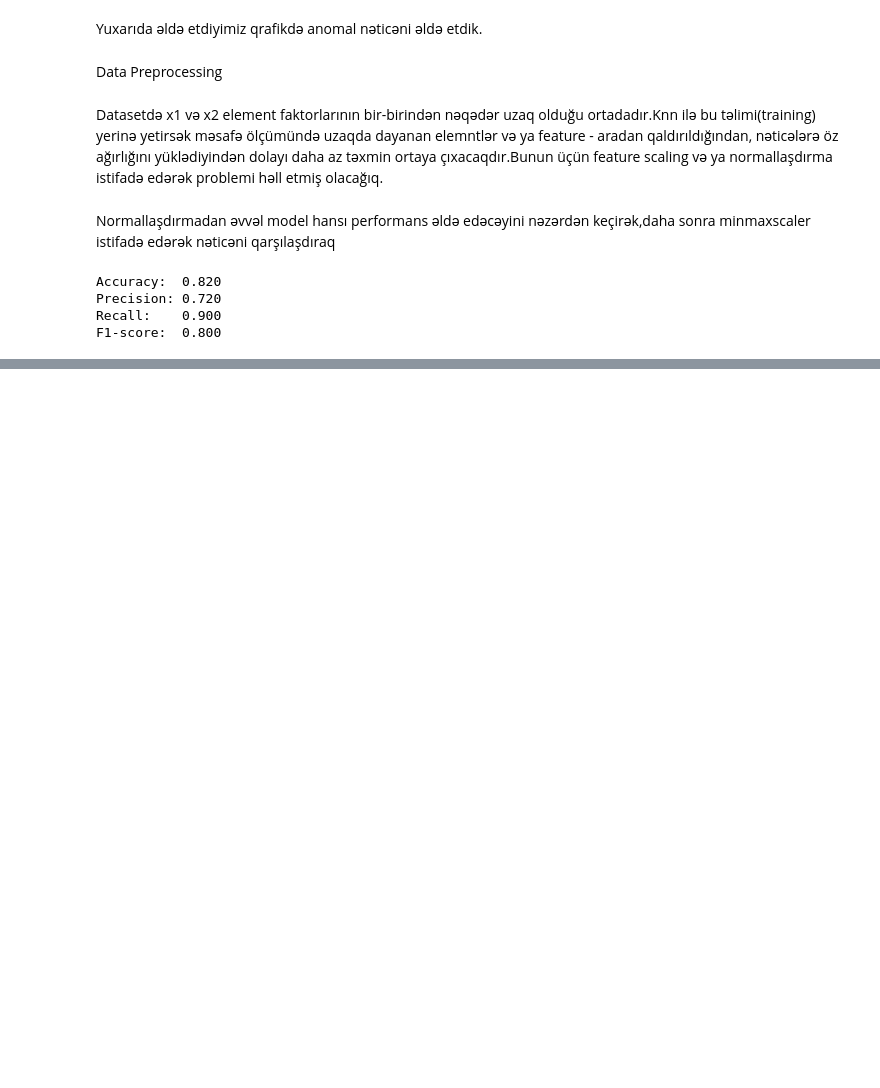
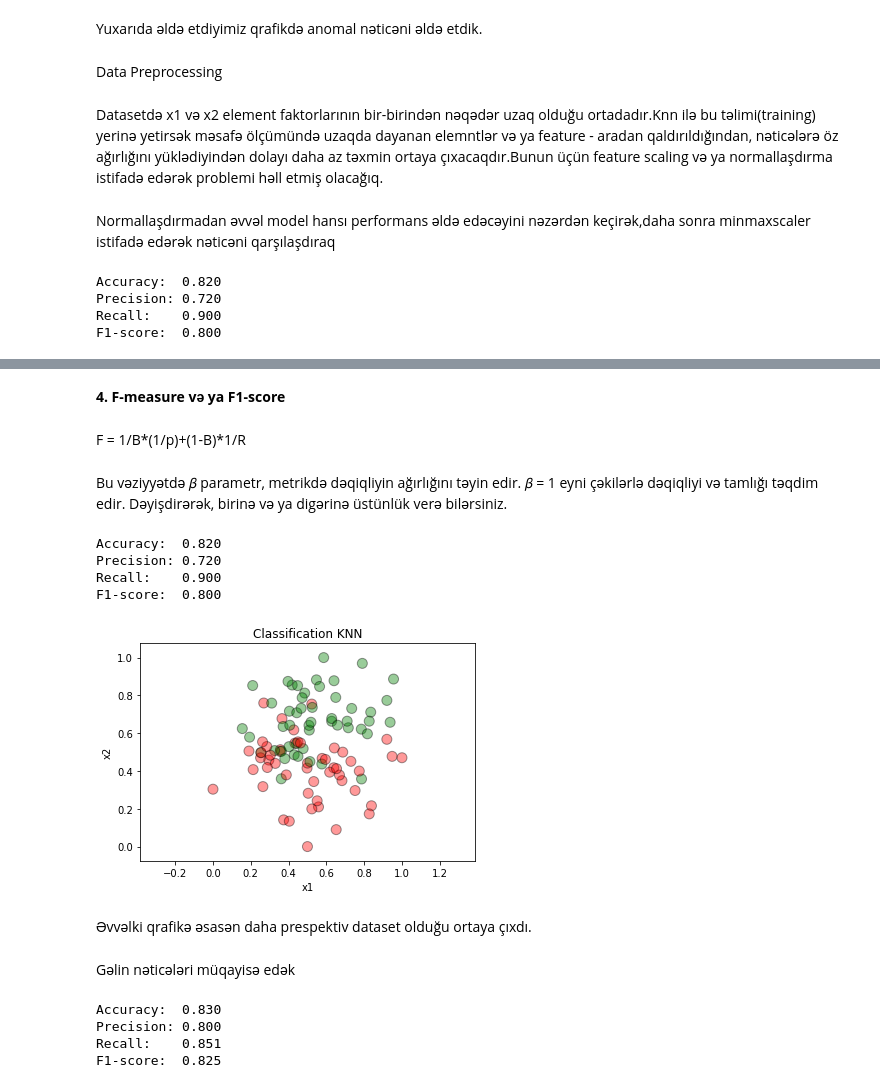
Before and after one commit to RashadGarayev/MachineLearningAZ, a Jupyter notebook: MachineLearningAz/Algorithm.ipynb, the cells around one changed output, grey strips where cells are left out. Drawn from its saved outputs; the diff is of its cells as text; code cells hidden in the pictures; blank space fills up the shorter version.

```diff
--- a/MachineLearningAz/Algorithm.ipynb
+++ b/MachineLearningAz/Algorithm.ipynb
@@ -381,0 +419,37 @@ F1-score:  0.800
+# %% [markdown]
+<strong>4. F-measure və ya F1-score </strong>
+# %% [markdown]
+F = 1/B*(1/p)+(1-B)*1/R
+# %% [markdown]
+Bu vəziyyətdə 𝛽 parametr, metrikdə dəqiqliyin ağırlığını təyin edir. 𝛽 = 1 eyni çəkilərlə dəqiqliyi və tamlığı təqdim edir. Dəyişdirərək, birinə və ya digərinə üstünlük verə bilərsiniz.
+# %%
+knn = KNeighborsClassifier(n_neighbors=10)
+knn.fit(X, y)
+y_pred = knn.predict(X)
+Result(y_pred, y)
+# %% [output]
+Accuracy:  0.820
+Precision: 0.720
+Recall:    0.900
+F1-score:  0.800
+# %%
+from sklearn.preprocessing import MinMaxScaler
+XScaled = MinMaxScaler().fit_transform(X)
+# %%
+PlotPScaled(XScaled,y)
+# %% [output]
+[figure, added]
+# %% [markdown]
+Əvvəlki qrafikə əsasən daha prespektiv dataset olduğu ortaya çıxdı.
+# %% [markdown]
+Gəlin nəticələri müqayisə edək
+# %%
+knn = KNeighborsClassifier(n_neighbors=10)
+knn.fit(XScaled, y)
+y_pred = knn.predict(XScaled)
+Result(y_pred, y)
+# %% [output]
+Accuracy:  0.830
+Precision: 0.800
+Recall:    0.851
+F1-score:  0.825
```
Also changed, not shown: parts of 15 cells of this notebook.
